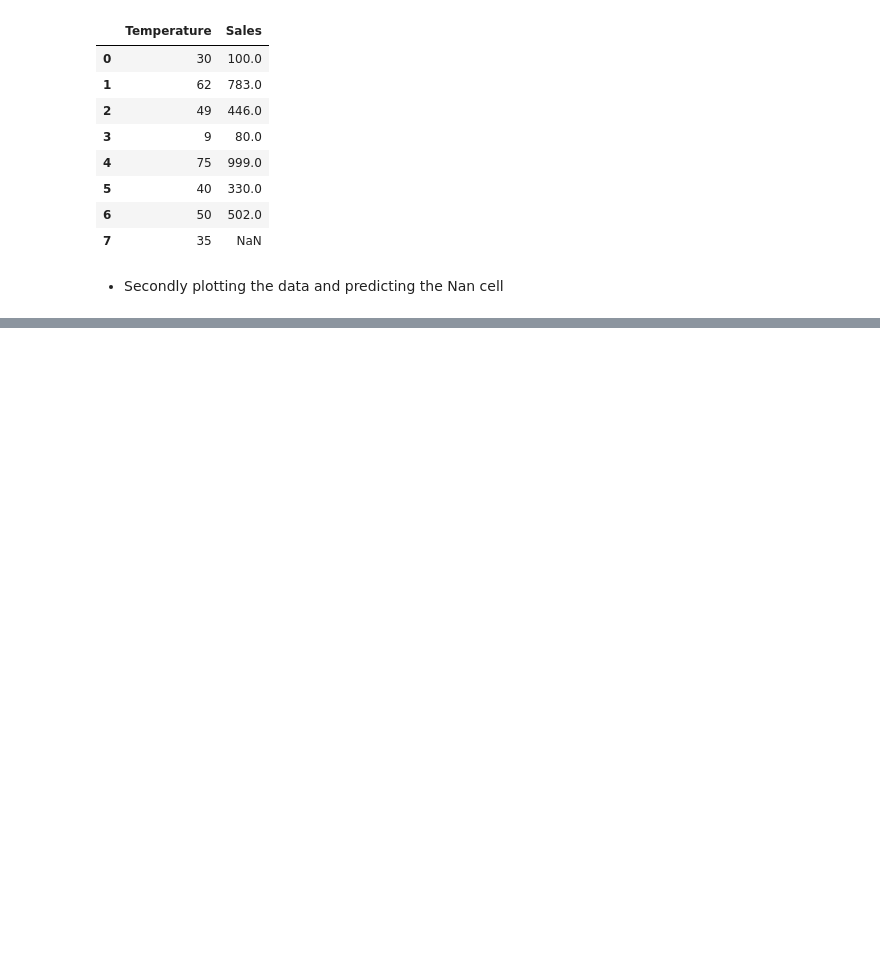
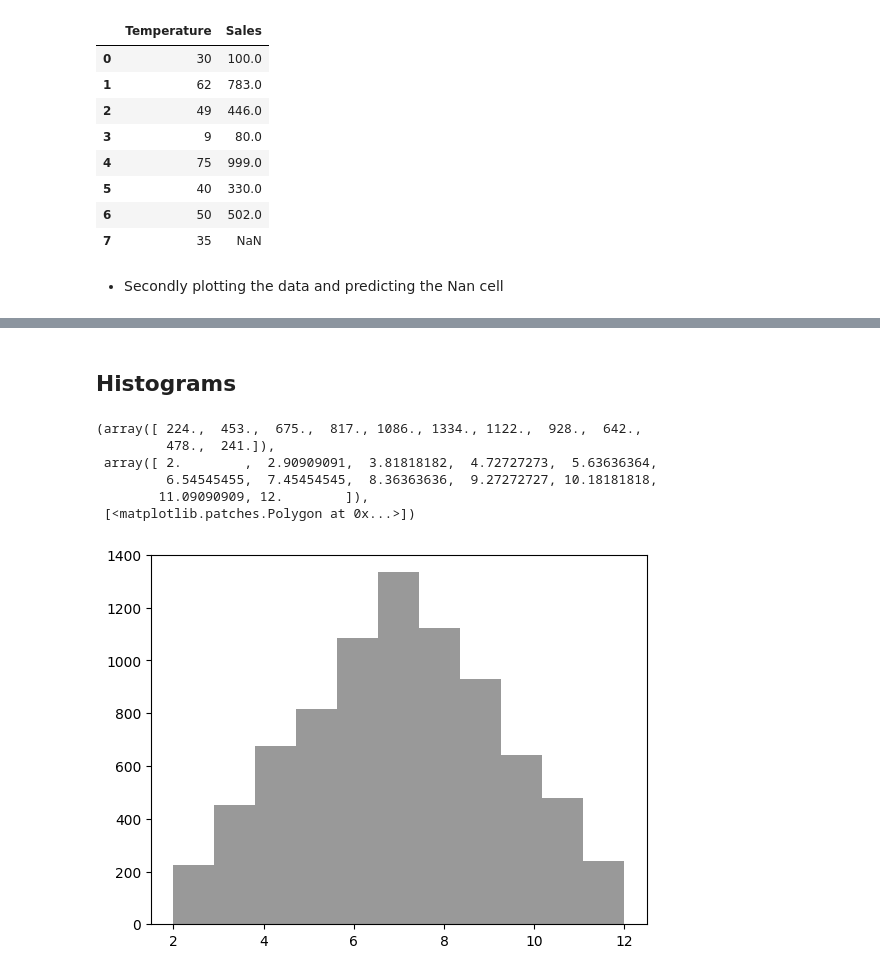
Before and after one commit to Swayam-Ghimire/pandas, a Jupyter notebook: matplotlib.ipynb, the cells around one changed output, grey strips where cells are left out. Drawn from its saved outputs; the diff is of its cells as text; code cells hidden in the pictures; blank space fills up the shorter version.

```diff
--- a/matplotlib.ipynb
+++ b/matplotlib.ipynb
@@ -150,0 +173,15 @@ Text(50, 950, 'Good Sales')
+# %% [markdown]
+## Histograms
+# %%
+arr_1 = np.random.randint(1,7,8000)
+arr_2 = np.random.randint(1,7,8000)
+arr_3 = arr_1 + arr_2
+plt.hist(arr_3, bins=11, density=False, stacked=True, color='0.6', histtype='stepfilled', cumulative=False)
+# %% [output]
+(array([ 224.,  453.,  675.,  817., 1086., 1334., 1122.,  928.,  642.,
+         478.,  241.]),
+ array([ 2.        ,  2.90909091,  3.81818182,  4.72727273,  5.63636364,
+         6.54545455,  7.45454545,  8.36363636,  9.27272727, 10.18181818,
+        11.09090909, 12.        ]),
+ [<matplotlib.patches.Polygon at 0x...>])
+[figure, added]
```
Also changed, not shown: parts of 4 cells of this notebook.
